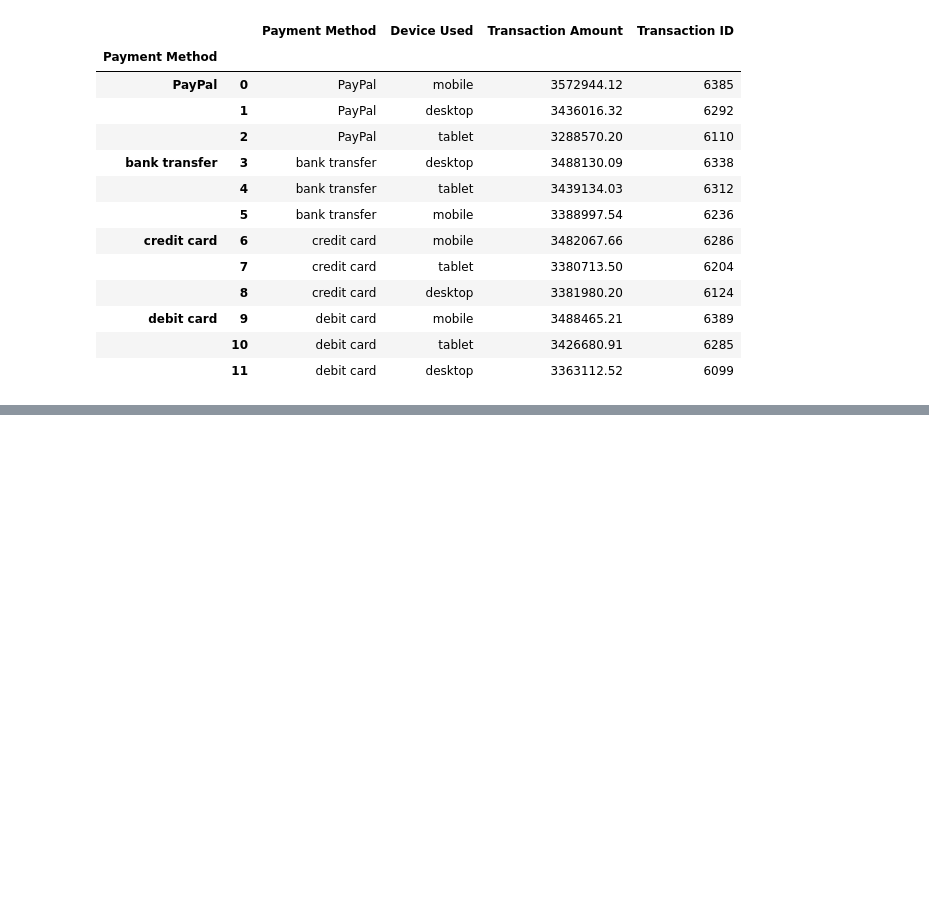
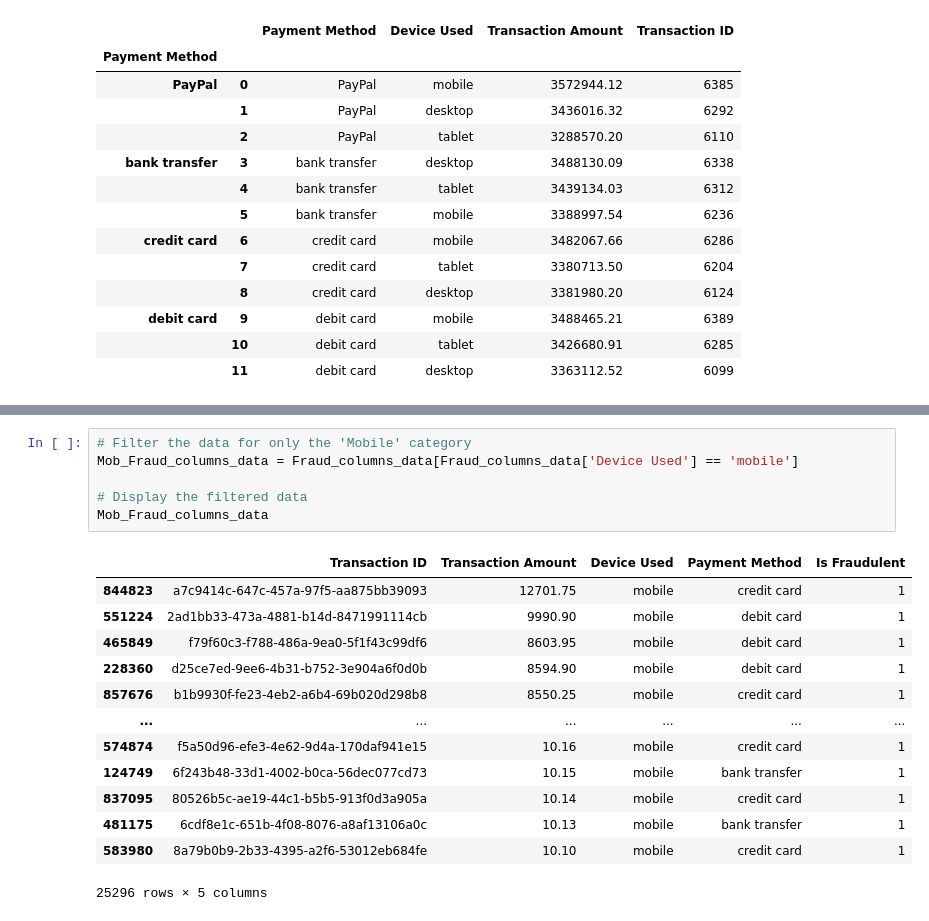
Before and after one commit to muneebsamad/project-1, a Jupyter notebook: Roshni_Script.ipynb, the cells around one changed output, grey strips where cells are left out. Cells and saved outputs as stored; diff of their text form; blank space fills up the shorter version.

```diff
--- a/Roshni_Script.ipynb
+++ b/Roshni_Script.ipynb
@@ -489,0 +510,20 @@ top_3_device_used
+# %%
+# Filter the data for only the 'Mobile' category
+Mob_Fraud_columns_data = Fraud_columns_data[Fraud_columns_data['Device Used'] == 'mobile']
+
+# Display the filtered data
+Mob_Fraud_columns_data
+# %% [output]
+|  | Transaction ID | Transaction Amount | Device Used | Payment Method | Is Fraudulent |
+| 844823 | a7c9414c-647c-457a-97f5-aa875bb39093 | 12701.75 | mobile | credit card | 1 |
+| 551224 | 2ad1bb33-473a-4881-b14d-8471991114cb | 9990.90 | mobile | debit card | 1 |
+| 465849 | f79f60c3-f788-486a-9ea0-5f1f43c99df6 | 8603.95 | mobile | debit card | 1 |
+| 228360 | d25ce7ed-9ee6-4b31-b752-3e904a6f0d0b | 8594.90 | mobile | debit card | 1 |
+| 857676 | b1b9930f-fe23-4eb2-a6b4-69b020d298b8 | 8550.25 | mobile | credit card | 1 |
+| ... | ... | ... | ... | ... | ... |
+| 574874 | f5a50d96-efe3-4e62-9d4a-170daf941e15 | 10.16 | mobile | credit card | 1 |
+| 124749 | 6f243b48-33d1-4002-b0ca-56dec077cd73 | 10.15 | mobile | bank transfer | 1 |
+| 837095 | 80526b5c-ae19-44c1-b5b5-913f0d3a905a | 10.14 | mobile | credit card | 1 |
+| 481175 | 6cdf8e1c-651b-4f08-8076-a8af13106a0c | 10.13 | mobile | bank transfer | 1 |
+| 583980 | 8a79b0b9-2b33-4395-a2f6-53012eb684fe | 10.10 | mobile | credit card | 1 |
+25296 rows × 5 columns
```
Also changed, not shown: parts of 11 cells of this notebook.
